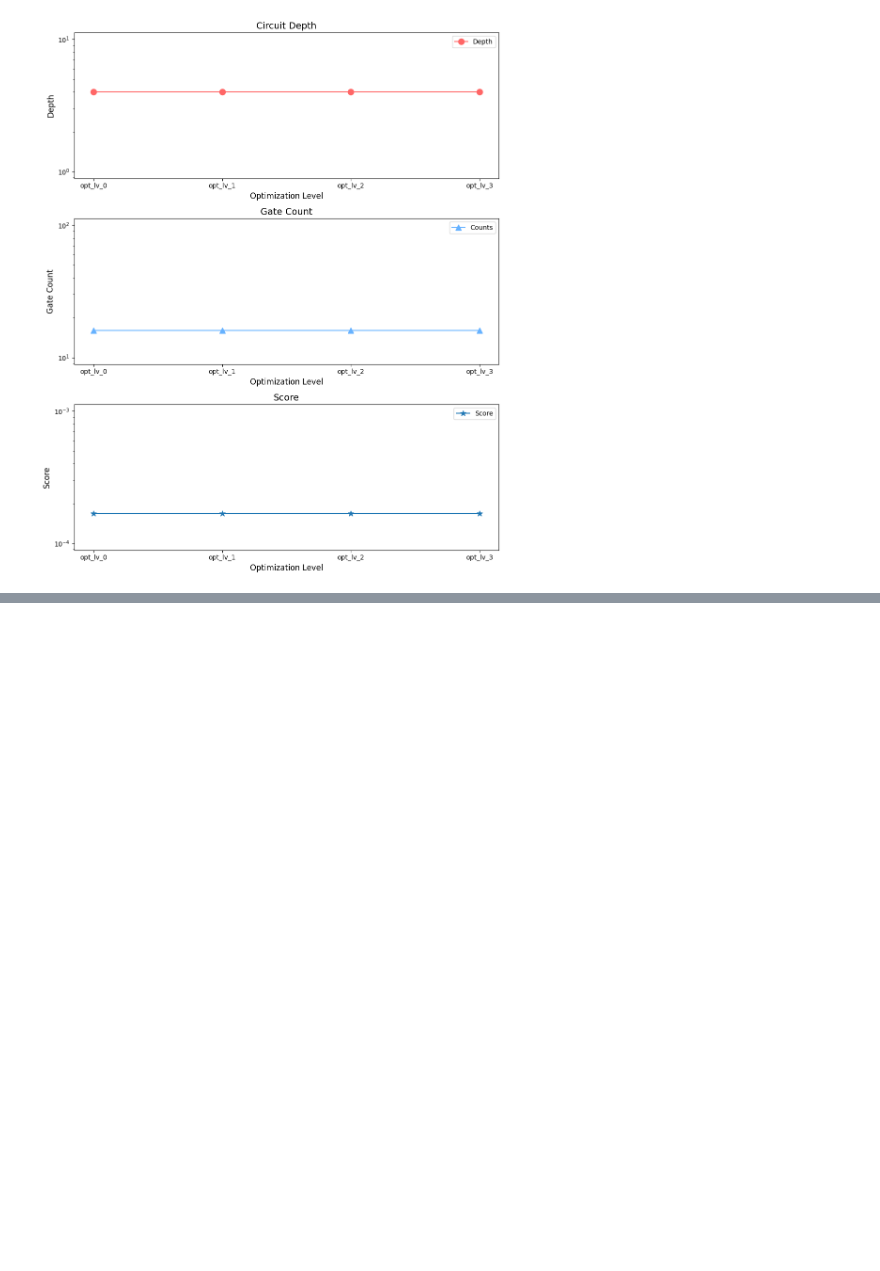
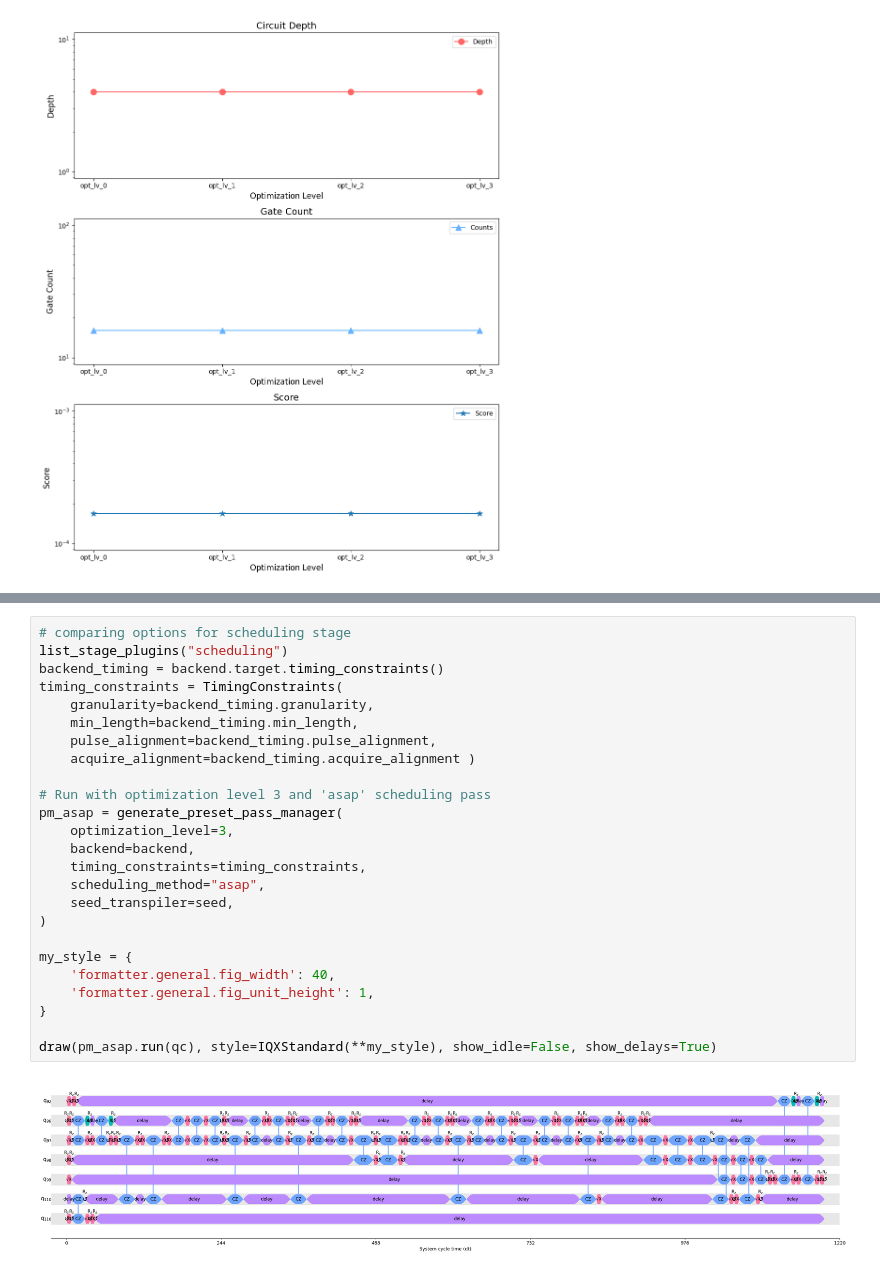
Before and after one commit to sagars2004/2024-IBM-Quantum-Challenge, a Jupyter notebook: ibm-quantum-challenge-2024-lab2.ipynb, the cells around one changed output, grey strips where cells are left out. Drawn from its saved outputs; the diff is of its cells as text; blank space fills up the shorter version.

```diff
--- a/ibm-quantum-challenge-2024-lab2.ipynb
+++ b/ibm-quantum-challenge-2024-lab2.ipynb
@@ -307,0 +567,27 @@ plt.show()
+# %%
+# comparing options for scheduling stage
+list_stage_plugins("scheduling")
+backend_timing = backend.target.timing_constraints()
+timing_constraints = TimingConstraints(
+    granularity=backend_timing.granularity,
+    min_length=backend_timing.min_length,
+    pulse_alignment=backend_timing.pulse_alignment,
+    acquire_alignment=backend_timing.acquire_alignment )
+
+# Run with optimization level 3 and 'asap' scheduling pass
+pm_asap = generate_preset_pass_manager(
+    optimization_level=3,
+    backend=backend,
+    timing_constraints=timing_constraints,
+    scheduling_method="asap",
+    seed_transpiler=seed,
+)
+
+my_style = {
+    'formatter.general.fig_width': 40,
+    'formatter.general.fig_unit_height': 1,
+}
+
+draw(pm_asap.run(qc), style=IQXStandard(**my_style), show_idle=False, show_delays=True)
+# %% [output]
+[figure, added]
```
Also changed, not shown: parts of 8 cells of this notebook.
